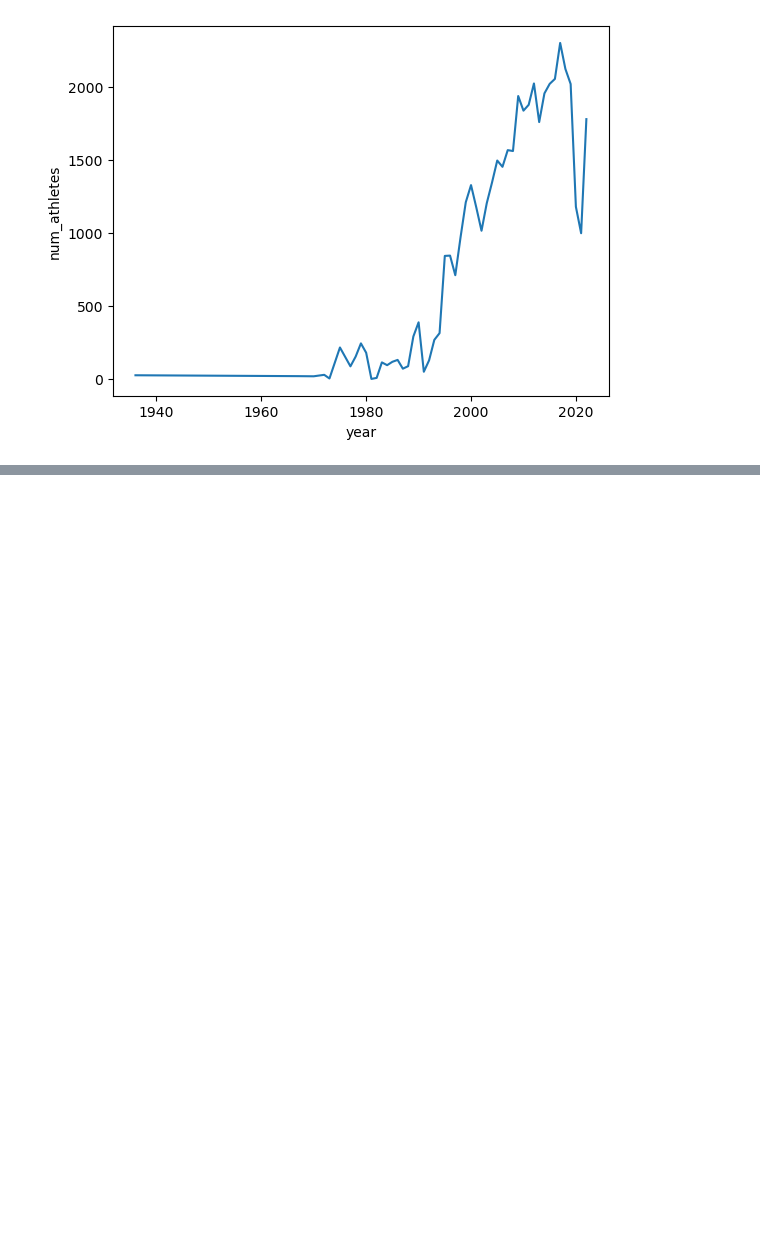
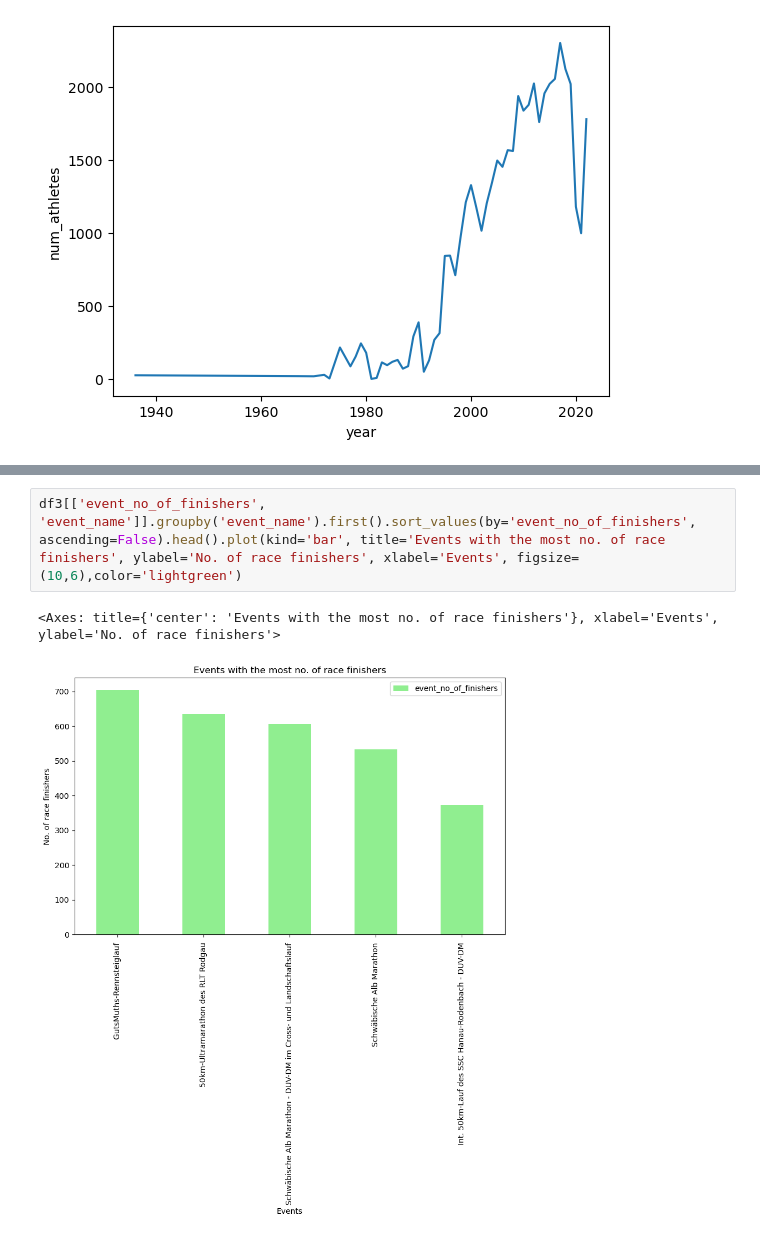
Before and after one commit to manishambre5/Ultra-Marathon-Germany, a Jupyter notebook: German Ultra-Marathon event insights.ipynb, the cells around one changed output, grey strips where cells are left out. Drawn from its saved outputs; the diff is of its cells as text; blank space fills up the shorter version.

```diff
--- a/German Ultra-Marathon event insights.ipynb
+++ b/German Ultra-Marathon event insights.ipynb
@@ -488,0 +484,5 @@ sns.lineplot(event_popularity_by_year, x='year', y='num_athletes')
+# %%
+df3[['event_no_of_finishers', 'event_name']].groupby('event_name').first().sort_values(by='event_no_of_finishers', ascending=False).head().plot(kind='bar', title='Events with the most no. of race finishers', ylabel='No. of race finishers', xlabel='Events', figsize=(10,6),color='lightgreen')
+# %% [output]
+<Axes: title={'center': 'Events with the most no. of race finishers'}, xlabel='Events', ylabel='No. of race finishers'>
+[figure, added]
```
Also changed, not shown: parts of 31 cells of this notebook.
